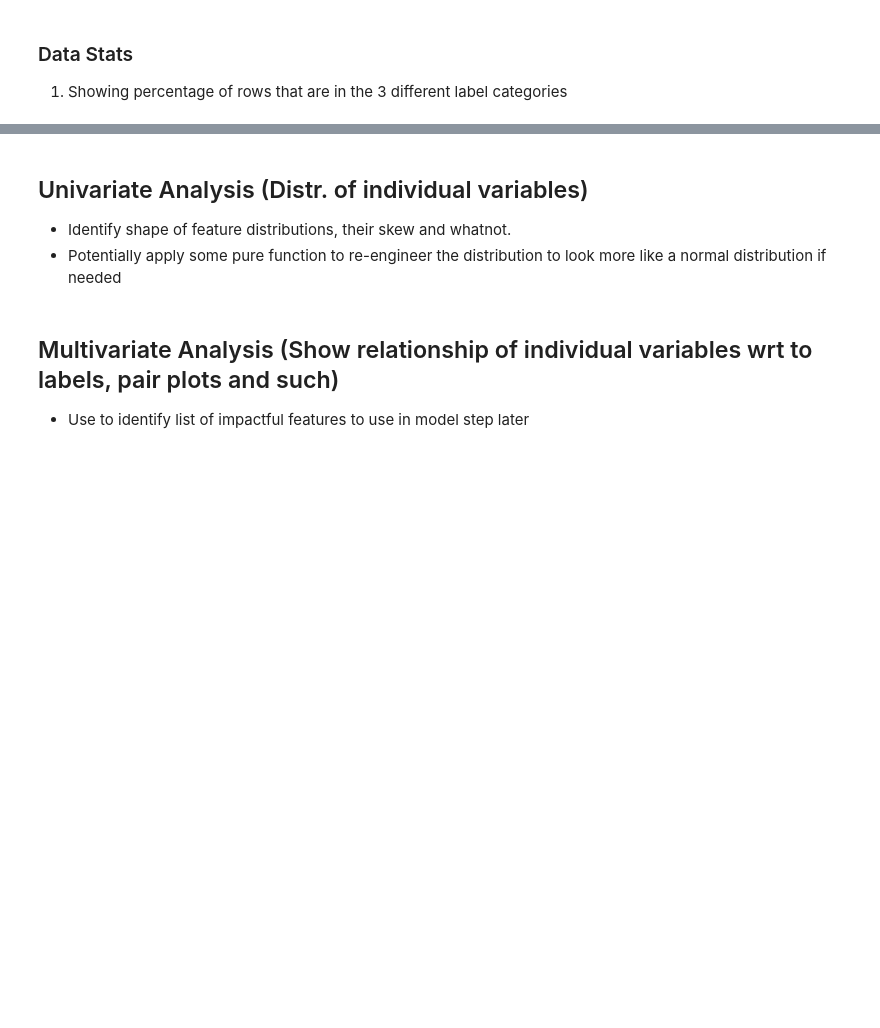
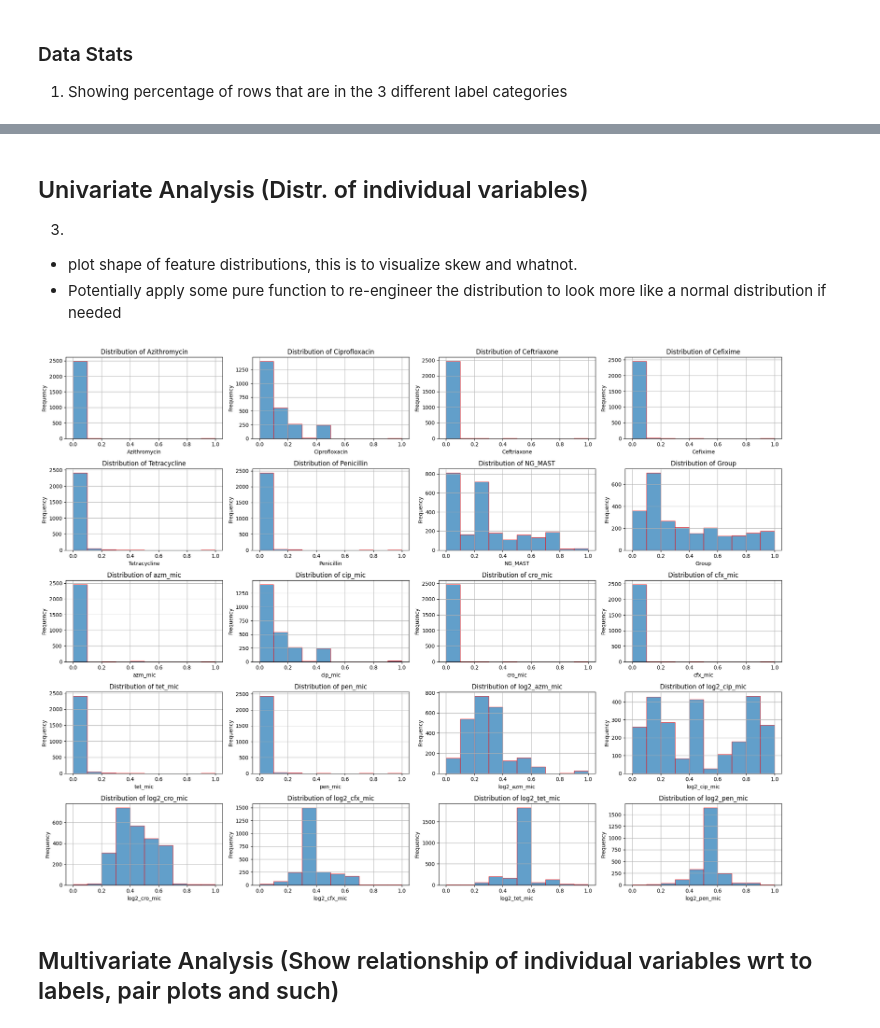
Before and after one commit to VX59/4-587-project-p1, a Jupyter notebook: eda.ipynb, the cells around one changed output, grey strips where cells are left out. Drawn from its saved outputs; the diff is of its cells as text; code cells hidden in the pictures; blank space fills up the shorter version.

Commit message:
Fixed numerical columns, added multiple EDA steps, fixed some data visualization. Added seaborn for heatmaps

```diff
--- a/eda.ipynb
+++ b/eda.ipynb
@@ -145,10 +147,8 @@ numeric_columns = [
 'log2_cro_mic',
 'log2_cfx_mic',
 'log2_tet_mic',
-'log2_pen_mic',
-'azm_sr',
-'cip_sr',
-'cfx_sr',
+'log2_pen_mic'
+
 ]
 
 for column in numeric_columns:
@@ -323,14 +322,0 @@ print(j[2]/len(samples), "% of samples have resistance to cip")
-# %%
-samples = azm_sr.index
-
-# some random unitig from azm_sr
-
-from random import randint
-randomUnitig = azm_sr.columns[randint(0,azm_sr.shape[1])]
-j = 0
-print(azm_sr.shape)
-for i in range(azm_sr.shape[0]):
-    if azm_sr[randomUnitig][samples[i]]:
-        j += 1
-
-print(randomUnitig,"\npresent in", j/azm_sr.shape[0],"% of azm_sr samples (",j,"/",azm_sr.shape[0],')' )
@@ -382,0 +327,8 @@ memory usage: 425.9+ KB
+# %%
+for column in numeric_columns:
+    print("=================  Column : " + str(column) + "  =================")
+    print(f"Mean :  {train_inputs[column].mean()}")
+    print(f"Median : {train_inputs[column].median()}")
+    print(f"Mode : {train_inputs[column].mode()}")
+    print(f"Std : {train_inputs[column].std()}")
+    print(f"Variance : {train_inputs[column].var()}")
@@ -383,9 +353,24 @@ memory usage: 425.9+ KB
 # %% [markdown]
 ## Univariate Analysis (Distr. of individual variables)
 
-* Identify shape of feature distributions, their skew and whatnot.
+3.
+* plot shape of feature distributions, this is to visualize skew and whatnot.
 * Potentially apply some pure function to re-engineer the distribution to look more like a normal distribution if needed
+# %%
+fig, axes = plt.subplots(5, 4, figsize=(20, 15))
+
+axes = axes.flatten()
+
+for i, column in enumerate(numeric_columns):
+    axes[i].hist(train_inputs[column], bins=10, edgecolor='red', alpha=0.7)
+    axes[i].set_title(f'Distribution of {column}')
+    axes[i].set_xlabel(column)
+    axes[i].set_ylabel('Frequency')
+    axes[i].grid(True)
+
+plt.tight_layout()
+plt.show()
+# %% [output]
+[figure, added]
 # %% [markdown]
 ## Multivariate Analysis (Show relationship of individual variables wrt to labels, pair plots and such)
-
-* Use to identify list of impactful features to use in model step later
```
Also changed, not shown: parts of 16 cells of this notebook.
